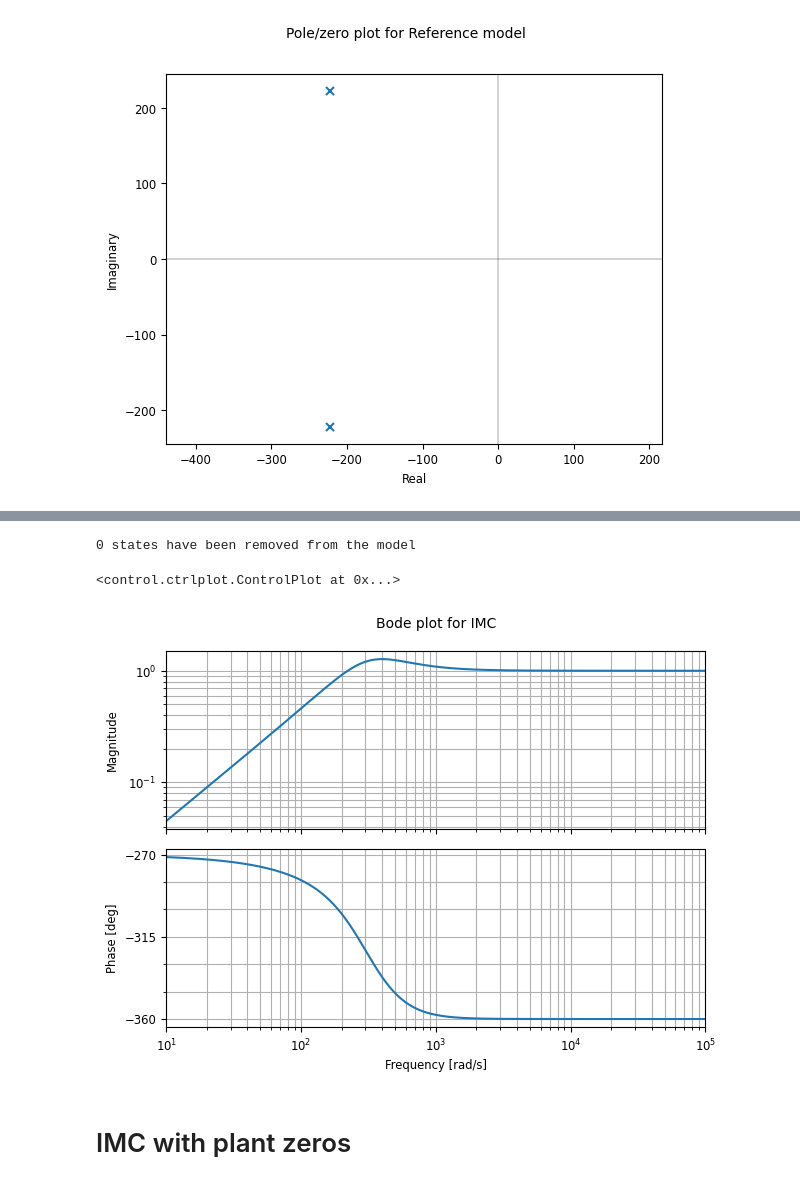
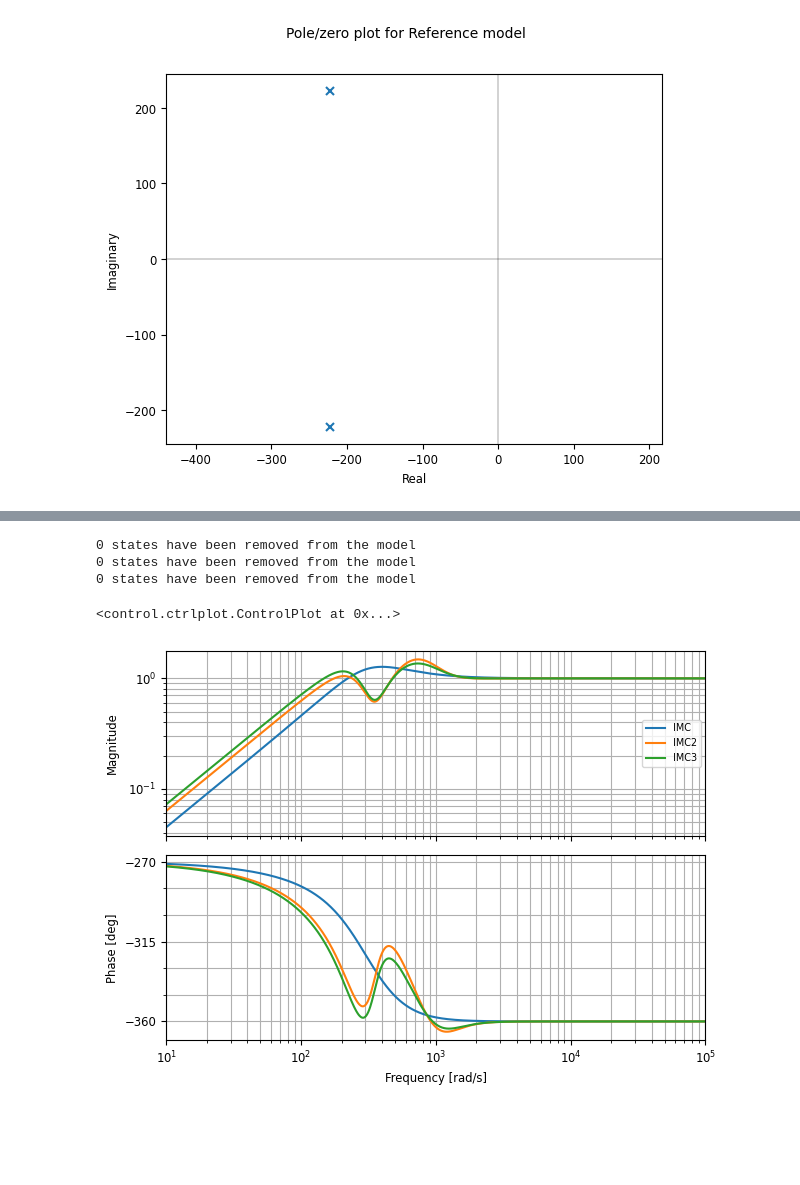
Before and after one commit to eliasrhoden/Sinumerik-Ctrl, a Jupyter notebook: imc_design.ipynb, the cells around one changed output, grey strips where cells are left out. Saved outputs shown, nothing was run; the diff lists cells and outputs as text; code cells hidden in the pictures; blank space fills up the shorter version.

```diff
--- a/imc_design.ipynb
+++ b/imc_design.ipynb
@@ -121,0 +149,16 @@ $$\frac{6820 s^5 + 7.045 \times 10^{6} s^4 + 6.832 \times 10^{11} s^3 + 2.337 \t
+# %%
+
+C_imc2 = M2/(1-M2) * (1/Gf)
+C_imc2 = ctrl.minreal(C_imc2)
+C_imc2.name = 'IMC2'
+
+C_imc3 = M3/(1-M3) * (1/Gf)
+C_imc3 = ctrl.minreal(C_imc3)
+C_imc3.name = 'IMC3'
+
+
+ctrl.bode(C_imc)
+ctrl.bode(C_imc2)
+ctrl.bode(C_imc3)
+
+save_fig('imc_ctrl_increased_damping')
@@ -133,7 +185,10 @@ L_imc = ctrl.minreal(L_imc)
 L_imc2 = C_imc2*Gf
 L_imc2 = ctrl.minreal(L_imc2)
 
-ctrl.bode(L_imc,display_margins=True,Hz=True)
+L_imc3 = C_imc3*Gf
+L_imc3 = ctrl.minreal(L_imc3)
+
+#ctrl.bode(L_imc,display_margins=True,Hz=True)
 
 CL_imc = L_imc/(1+L_imc)
 CL_imc = ctrl.minreal(CL_imc)
@@ -143,9 +198,14 @@ CL_imc2 = L_imc2/(1+L_imc2)
 CL_imc2 = ctrl.minreal(CL_imc2)
 CL_imc2.name = 'IMC2'
 
+CL_imc3 = L_imc3/(1+L_imc3)
+CL_imc3 = ctrl.minreal(CL_imc3)
+CL_imc3.name = 'IMC3'
+
 plt.figure()
 ctrl.bode(CL_imc,Hz=True)
 ctrl.bode(CL_imc2,Hz=True)
+ctrl.bode(CL_imc3,Hz=True)
 # %% [output]
 9 states have been removed from the model
 7 states have been removed from the model
@@ -169,18 +218,26 @@ plt.legend(['IMC','IMC2'])
 # %%
 
 
 S_imc = 1/(1+L_imc)
+S_imc = ctrl.minreal(S_imc)
+S_imc.name = 'IMC'
 
-S_imc = ctrl.minreal(S_imc)
+S_imc2 = 1/(1+L_imc2)
+S_imc2 = ctrl.minreal(S_imc2)
+S_imc2.name = 'IMC2'
 
-S_imc.name = 'IMC'
+S_imc3 = 1/(1+L_imc3)
+S_imc3 = ctrl.minreal(S_imc3)
+S_imc3.name = 'IMC3'
 
 omega_lim = [10,1e5]
 
 ctrl.bode(S_imc,omega_limits=omega_lim)
+ctrl.bode(S_imc2,omega_limits=omega_lim)
+ctrl.bode(S_imc3,omega_limits=omega_lim)
 # %% [output]
 0 states have been removed from the model
+0 states have been removed from the model
+0 states have been removed from the model
 <control.ctrlplot.ControlPlot at 0x...>
-[figure, old version]
+[figure, new version]
-# %% [markdown]
-# IMC with plant zeros
```
Also changed, not shown: parts of 11 cells of this notebook, 13 other files.
